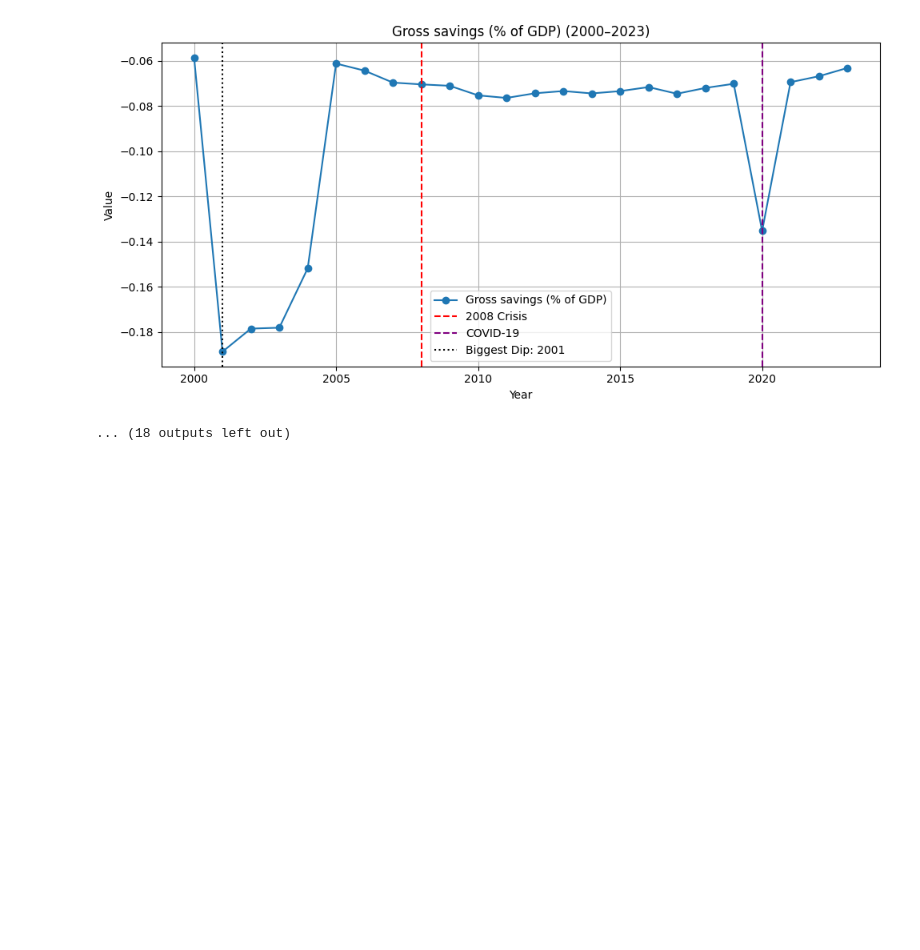
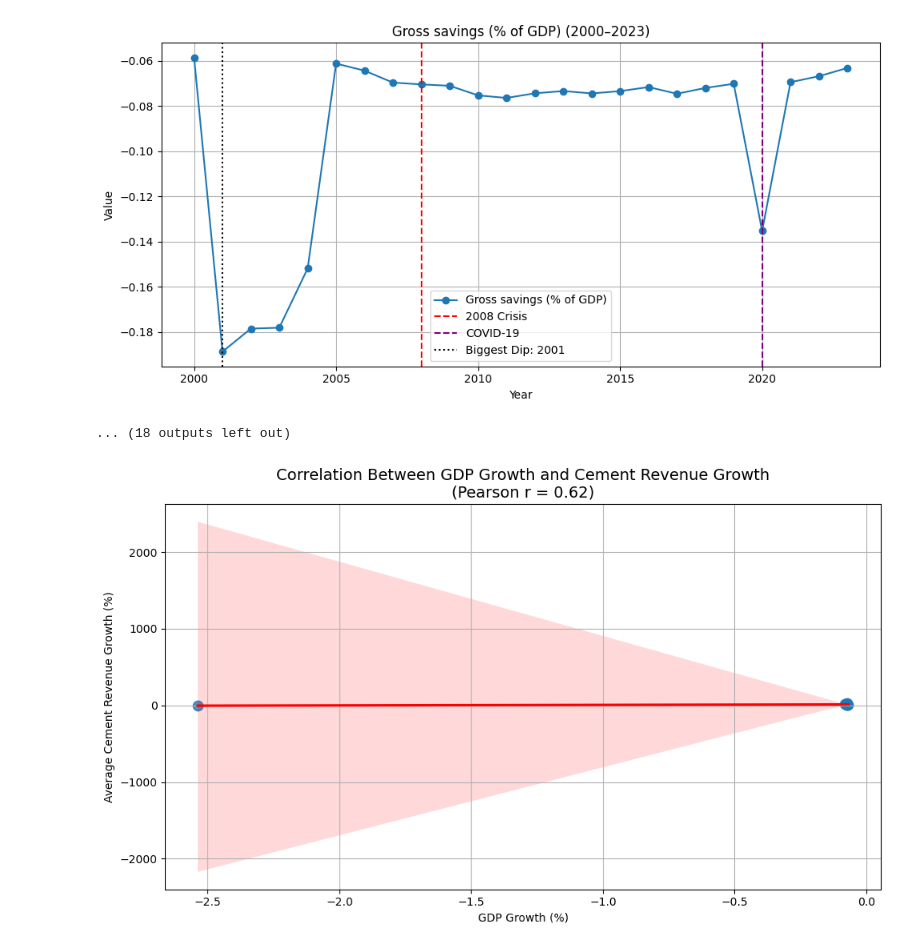
Before and after one commit to karankrish/Riskify, a Jupyter notebook: notebooks/Preprocessing/world-bank.ipynb, the cells around one changed output. Cells and saved outputs as stored; diff of their text form; code cells hidden in the pictures; blank space fills up the shorter version.

Commit message:
Explore how macroeconomic indicators impact the cement industry.

```diff
--- a/notebooks/Preprocessing/world-bank.ipynb
+++ b/notebooks/Preprocessing/world-bank.ipynb
@@ -169,3 +171,57 @@ Expense (% of GDP): Largest dip in 2001 (-0.29)
 Gross savings (% of GDP): Largest dip in 2001 (-0.13)
 [figure]
 ... (18 outputs left out)
+# %%
+import pandas as pd
+import matplotlib.pyplot as plt
+import seaborn as sns
+
+# File paths
+cement_file = "C:\\Users\\hp\\Interpolated_Output_With_Growth.xlsx"
+gdp_file ="C:\\Users\\hp\\Downloads\\cleaned_2000_2023.xlsx"
+# Step 1: Load datasets
+df_cement = pd.read_excel(cement_file, sheet_name='Sheet1')
+df_gdp = pd.read_excel(gdp_file)
+
+# Step 2: Extract GDP per capita growth (annual %) for India
+gdp_growth_row = df_gdp[df_gdp['Series Name'] == 'GDP per capita growth (annual %)']
+gdp_growth_values = gdp_growth_row.filter(regex=r'\d{4} \[YR\d{4}\]').iloc[0]
+gdp_growth_values.index = gdp_growth_values.index.str.extract(r'(\d{4})')[0]  # extract just year
+
+gdp_growth_df = pd.DataFrame({
+    'Year': gdp_growth_values.index.astype(int),
+    'GDP Growth (%)': gdp_growth_values.values.astype(float)
+})
+
+# Step 3: Extract cement sector revenue growth
+cement_growth_df = df_cement[df_cement['Metric'] == 'revenue_growth']
+cement_growth_melted = cement_growth_df.melt(
+    id_vars=['Company', 'Metric'], var_name='Year', value_name='Revenue Growth (%)'
+)
+cement_growth_melted['Year'] = cement_growth_melted['Year'].astype(int)
+avg_cement_growth = cement_growth_melted.groupby('Year')['Revenue Growth (%)'].mean().reset_index()
+
+# Step 4: Merge GDP and cement revenue growth
+combined_df = pd.merge(gdp_growth_df, avg_cement_growth, on='Year', how='inner')
+
+# Step 5: Calculate correlation
+correlation = combined_df['GDP Growth (%)'].corr(combined_df['Revenue Growth (%)'])
+combined_df['Correlation Coefficient'] = correlation
+
+# Step 6: Plot
+plt.figure(figsize=(10, 6))
+sns.regplot(
+    data=combined_df.dropna(),
+    x='GDP Growth (%)',
+    y='Revenue Growth (%)',
+    scatter_kws={'s': 80},
+    line_kws={'color': 'red'}
+)
+plt.title(f"Correlation Between GDP Growth and Cement Revenue Growth\n(Pearson r = {correlation:.2f})", fontsize=14)
+plt.xlabel("GDP Growth (%)")
+plt.ylabel("Average Cement Revenue Growth (%)")
+plt.grid(True)
+plt.tight_layout()
+plt.show()
+# %% [output]
+[figure, added]
```
Also changed, not shown: parts of 10 cells of this notebook.
